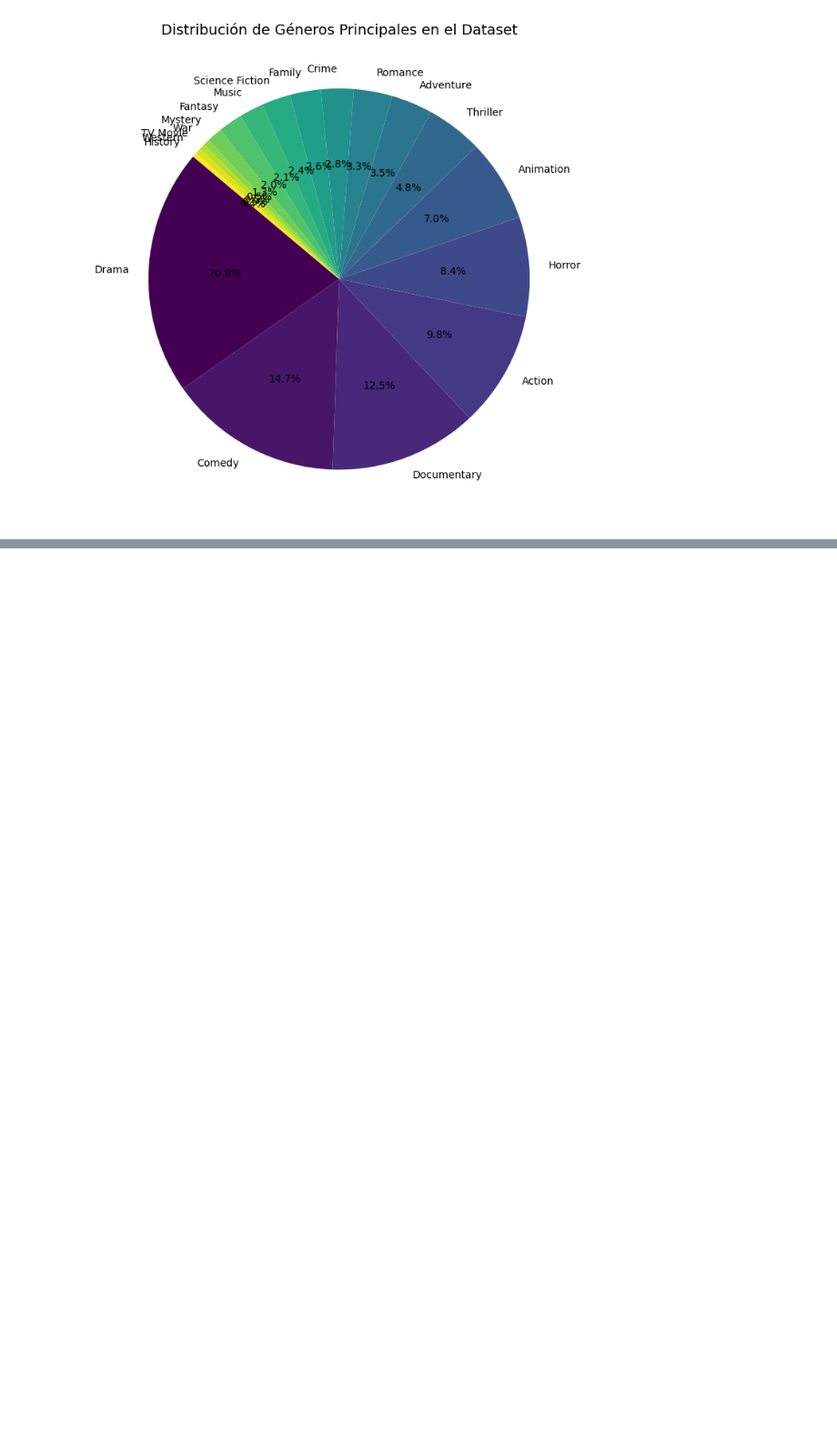
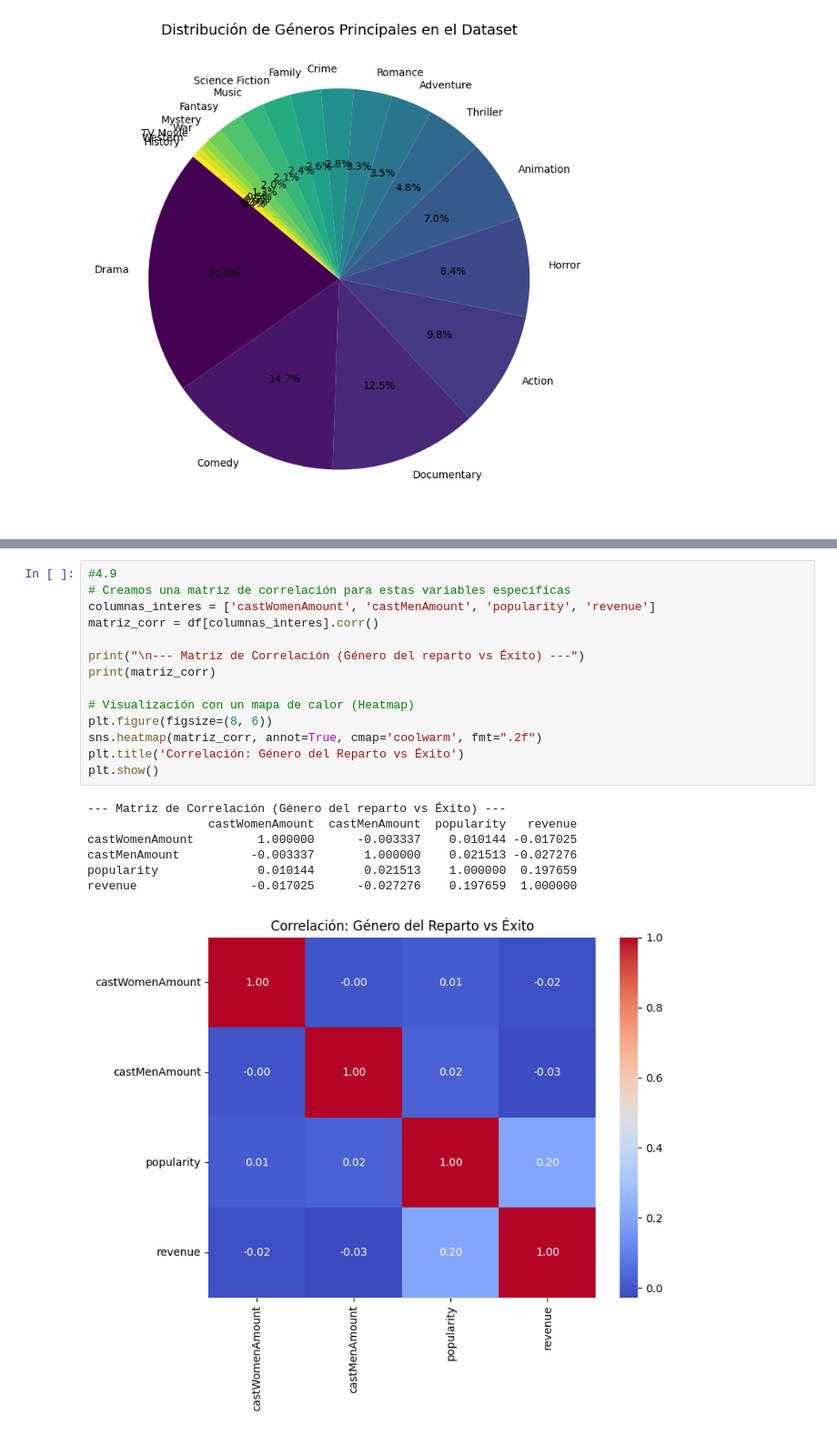
Before and after one commit to Branuvg/lab1_mineria, a Jupyter notebook: lab1.ipynb, the cells around one changed output, grey strips where cells are left out. Shown at 91% size. Cells and saved outputs as stored; diff of their text form; blank space fills up the shorter version.

```diff
--- a/lab1.ipynb
+++ b/lab1.ipynb
@@ -216,0 +266,22 @@ Pertenece al género principal: Documentary (Duración: 750 min)
+# %%
+#4.9
+# Creamos una matriz de correlación para estas variables específicas
+columnas_interes = ['castWomenAmount', 'castMenAmount', 'popularity', 'revenue']
+matriz_corr = df[columnas_interes].corr()
+
+print("\n--- Matriz de Correlación (Género del reparto vs Éxito) ---")
+print(matriz_corr)
+
+# Visualización con un mapa de calor (Heatmap)
+plt.figure(figsize=(8, 6))
+sns.heatmap(matriz_corr, annot=True, cmap='coolwarm', fmt=".2f")
+plt.title('Correlación: Género del Reparto vs Éxito')
+plt.show()
+# %% [output]
+--- Matriz de Correlación (Género del reparto vs Éxito) ---
+                 castWomenAmount  castMenAmount  popularity   revenue
+castWomenAmount         1.000000      -0.003337    0.010144 -0.017025
+castMenAmount          -0.003337       1.000000    0.021513 -0.027276
+popularity              0.010144       0.021513    1.000000  0.197659
+revenue                -0.017025      -0.027276    0.197659  1.000000
+[figure, added]
```
Also changed, not shown: parts of 10 cells of this notebook, 1 other file.
